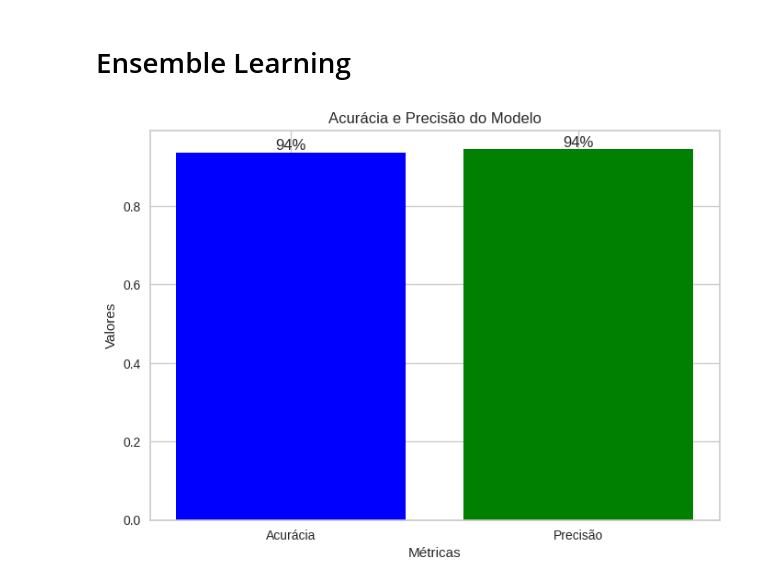
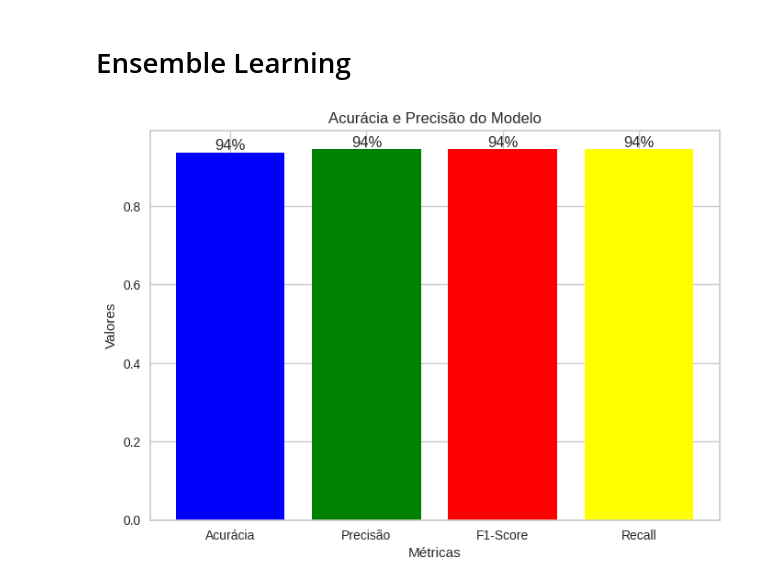
Before and after one commit to MatheusVinicius77/connepi-heart-disease, a Jupyter notebook: connepi_notebook2.ipynb, the cells around one changed output. Cells and saved outputs as stored; diff of their text form; code cells hidden in the pictures.

```diff
--- a/connepi_notebook2.ipynb
+++ b/connepi_notebook2.ipynb
@@ -453,9 +444,6 @@ models = {
 }
 
 hyperparameter_tuning(X, y, categorical_cols, models)
-# %%
-X = df[categorical_cols]  #
-y = df['target']
 # %%
 
 def plot_confusion_matrix(model,cv):
@@ -533,8 +521,10 @@ def train_test_evaluate(model, params, test_size):
     accuracy = (accuracy_score(y_test, y_pred))
     precision = precision_score(y_test, y_pred)
     f1 = f1_score(y_test, y_pred)
-    labels = ['Acurácia', 'Precisão']
-    valores = [accuracy, precision]
+    recall = recall_score(y_test, y_pred)
+
+    labels = ['Acurácia', 'Precisão', 'F1-Score', 'Recall']
+    valores = [accuracy, precision,f1, recall]
     x = np.arange(len(labels))  # Localização dos rótulos no eixo x
 
     # Configurando o gráfico de barras
@@ -7372,50 +7362,35 @@ params_ab = {'n_estimators': 250,  'learning_rate': 0.6, 'random_state':42}
 params_nb = {'var_smoothing': 1e-09}
 params_xgb={'reg_lambda': 2, 'reg_alpha': 0.1, 'n_estimators': 300, 'n_estimator': 200, 'min_child_weight': 1, 'max_depth': 7, 'learning_rate': 0.01, 'gamma': 0, 'eval_metric': 'logloss', 'colsample_bytree': 0.6}
 # params_xgb = {'reg_lambda': 2, 'reg_alpha': 0, 'n_estimators': 100, 'min_child_weight': 1, 'max_depth': 5, 'learning_rate': 0.1, 'gamma': 0.1, 'eval_metric': 'logloss', 'colsample_bytree': 0.8}
 logistic_rg_params = {'solver': 'liblinear', 'penalty': 'l2', 'max_iter': 100, 'C': 10}
 params_gb = {'n_estimators': 200, 'min_samples_split': 5, 'max_depth': 5, 'learning_rate': 0.2}
 
 kf = StratifiedKFold(n_splits=10, shuffle=True, random_state=42)
 # Random Forest, CatBoost, XGBoost, Nayes BAyes, AdaBoost, Logistic Regression, Gradient Boost
 rf_model = RandomForestClassifier(**params_rf)
 catboost_model = CatBoostClassifier(**params_catboost)
 xgb_model = XGBClassifier(**params_xgb)
 nb_model = GaussianNB(**params_nb)
 ab_model = AdaBoostClassifier(**params_ab)
 lg_model = LogisticRegression(**logistic_rg_params)
 gb_model = GradientBoostingClassifier(**params_gb)
 
 # ensemble_weights =  [1, 2, 1, 1, 2, 1]
 # ensemble_weights = [1, 4, 1, 1, 2, 1]
 ensemble_weights = [1, 7, 1, 1, 2, 1]
-
+TEST_SIZE = 0.1
 ensemble = VotingClassifier(estimators=[
     ('lg', lg_model),
     ('xgb', xgb_model),
     ('rf', rf_model),
     ('catboost', catboost_model),
     ('ab', ab_model),
     ('nb', nb_model)
     ], voting='hard', weights=ensemble_weights)
 # kfold_evaluate(ensemble, kf)
 train_test_evaluate(ensemble, {}, TEST_SIZE)
-# y_pred = cross_val_predict(ensemble, X_smote, y_smote, cv=kf)
-
-# cm = confusion_matrix(y_smote, y_pred)
-
-# # Calcular a acurácia
-# TN, FP, FN, TP = cm.ravel()
-# accuracy = (TP + TN) / (TP + TN + FP + FN)
-
-# # Plotar a matriz de confusão
-# plt.figure(figsize=(6, 4))
-# sns.heatmap(cm, annot=True, cmap='Blues', fmt='d', xticklabels=['Class 0', 'Class 1'], yticklabels=['Class 0', 'Class 1'])
-# plt.title(f'Confusion Matrix (Accuracy: {accuracy:.2f})')
-# plt.xlabel('Predicted Label')
-# plt.ylabel('True Label')
-# plt.show()
 # %% [output]
-[figure, old version]
+[figure, new version]
 # %%
 from sklearn.model_selection import GridSearchCV, train_test_split, StratifiedKFold
 from sklearn.ensemble import RandomForestClassifier, VotingClassifier
```
Also changed, not shown: parts of 8 cells of this notebook.
